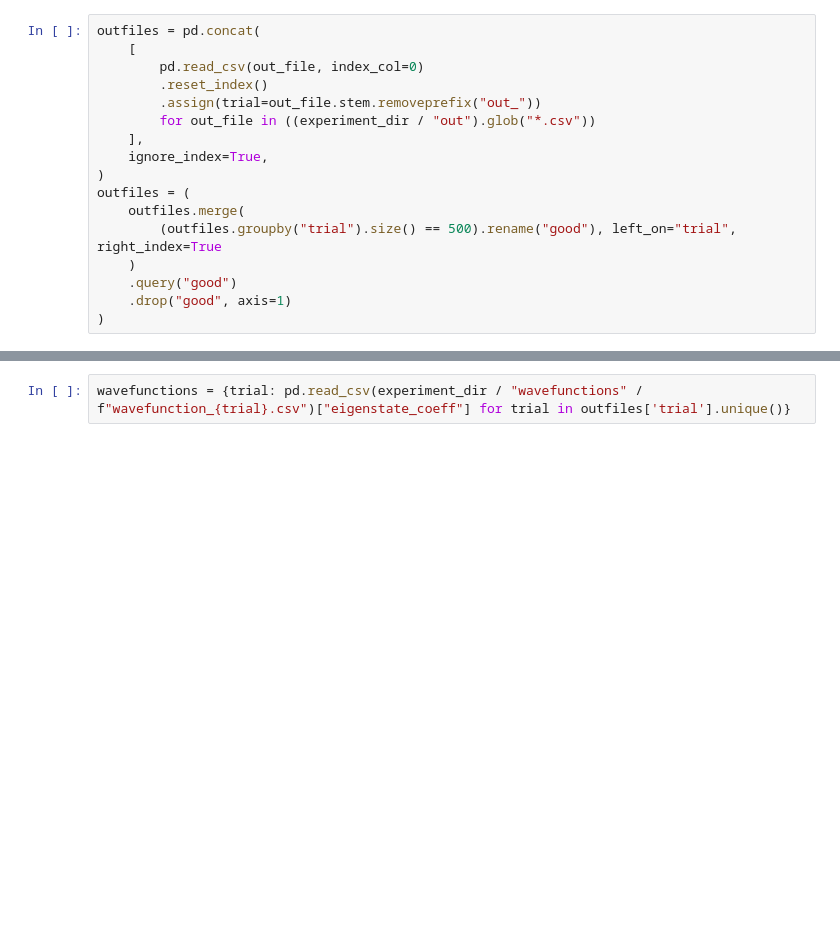
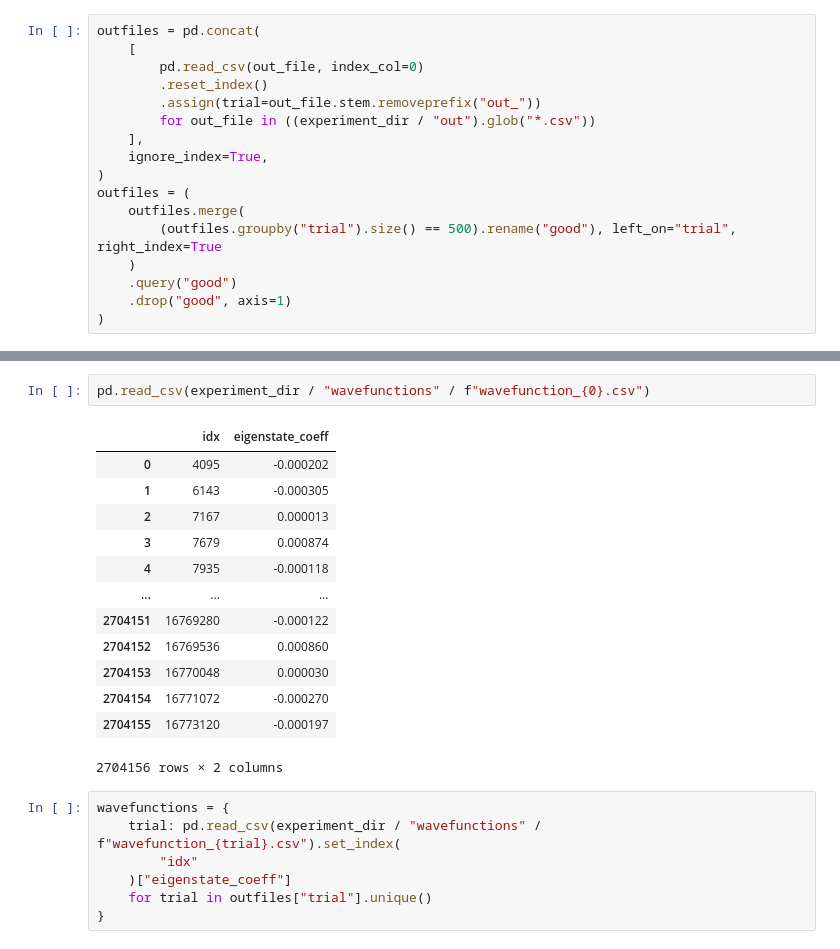
Before and after one commit to ischurov/frustrations-eda, a Jupyter notebook: mvmc_kagome_2023_03_29.ipynb, the cells around one changed output, grey strips where cells are left out. Drawn from its saved outputs; the diff is of its cells as text; blank space fills up the shorter version.

Commit message:
experiments with Slater det and complexities

```diff
--- a/mvmc_kagome_2023_03_29.ipynb
+++ b/mvmc_kagome_2023_03_29.ipynb
@@ -41,3 +62,24 @@ sns.relplot(outfiles, x='index', y='energy_real', hue='trial', kind='line')
+# %%
+pd.read_csv(experiment_dir / "wavefunctions" / f"wavefunction_{0}.csv")
+# %% [output]
+|  | idx | eigenstate_coeff |
+| 0 | 4095 | -0.000202 |
+| 1 | 6143 | -0.000305 |
+| 2 | 7167 | 0.000013 |
+| 3 | 7679 | 0.000874 |
+| 4 | 7935 | -0.000118 |
+| ... | ... | ... |
+| 2704151 | 16769280 | -0.000122 |
+| 2704152 | 16769536 | 0.000860 |
+| 2704153 | 16770048 | 0.000030 |
+| 2704154 | 16771072 | -0.000270 |
+| 2704155 | 16773120 | -0.000197 |
+2704156 rows × 2 columns
 # %%
-wavefunctions = {trial: pd.read_csv(experiment_dir / "wavefunctions" / f"wavefunction_{trial}.csv")["eigenstate_coeff"] for trial in outfiles['trial'].unique()}
+wavefunctions = {
+    trial: pd.read_csv(experiment_dir / "wavefunctions" / f"wavefunction_{trial}.csv").set_index(
+        "idx"
+    )["eigenstate_coeff"]
+    for trial in outfiles["trial"].unique()
+}
 # %%
```
Also changed, not shown: parts of 14 cells of this notebook, 19 other files.
